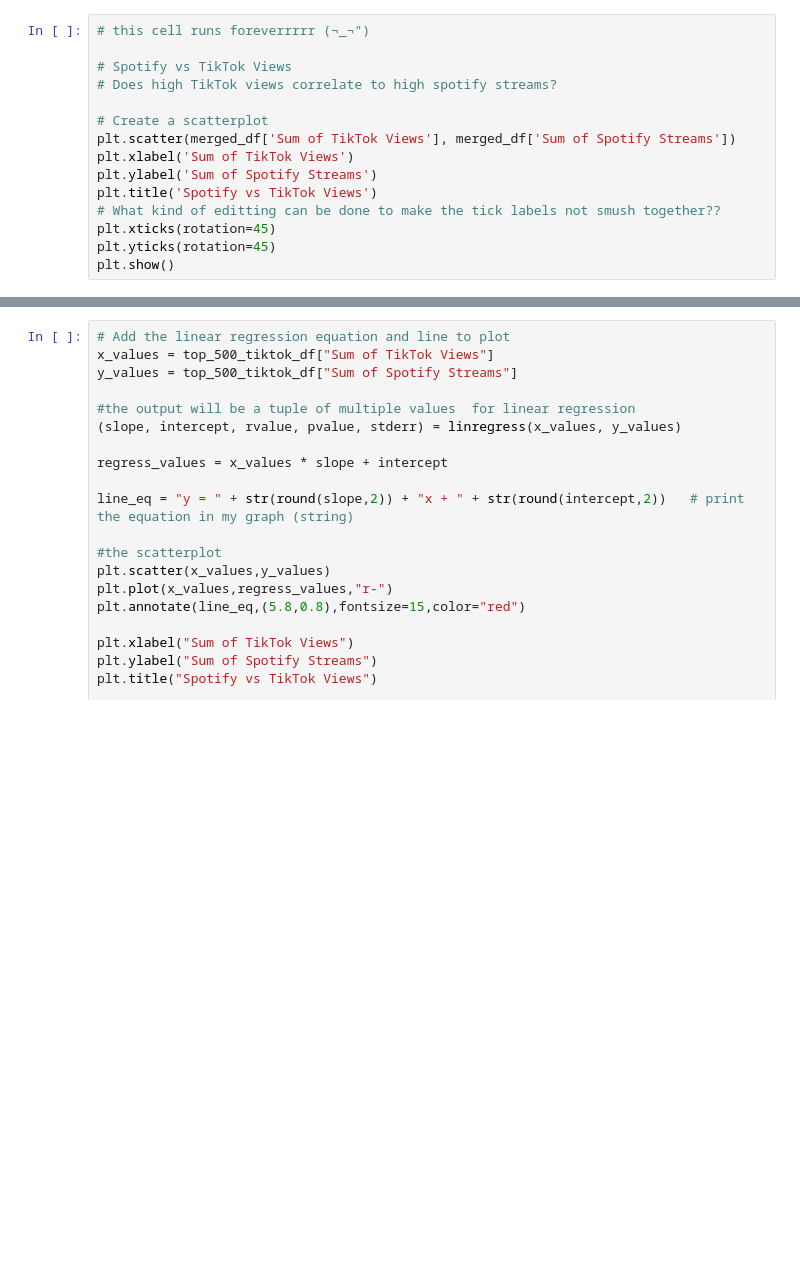
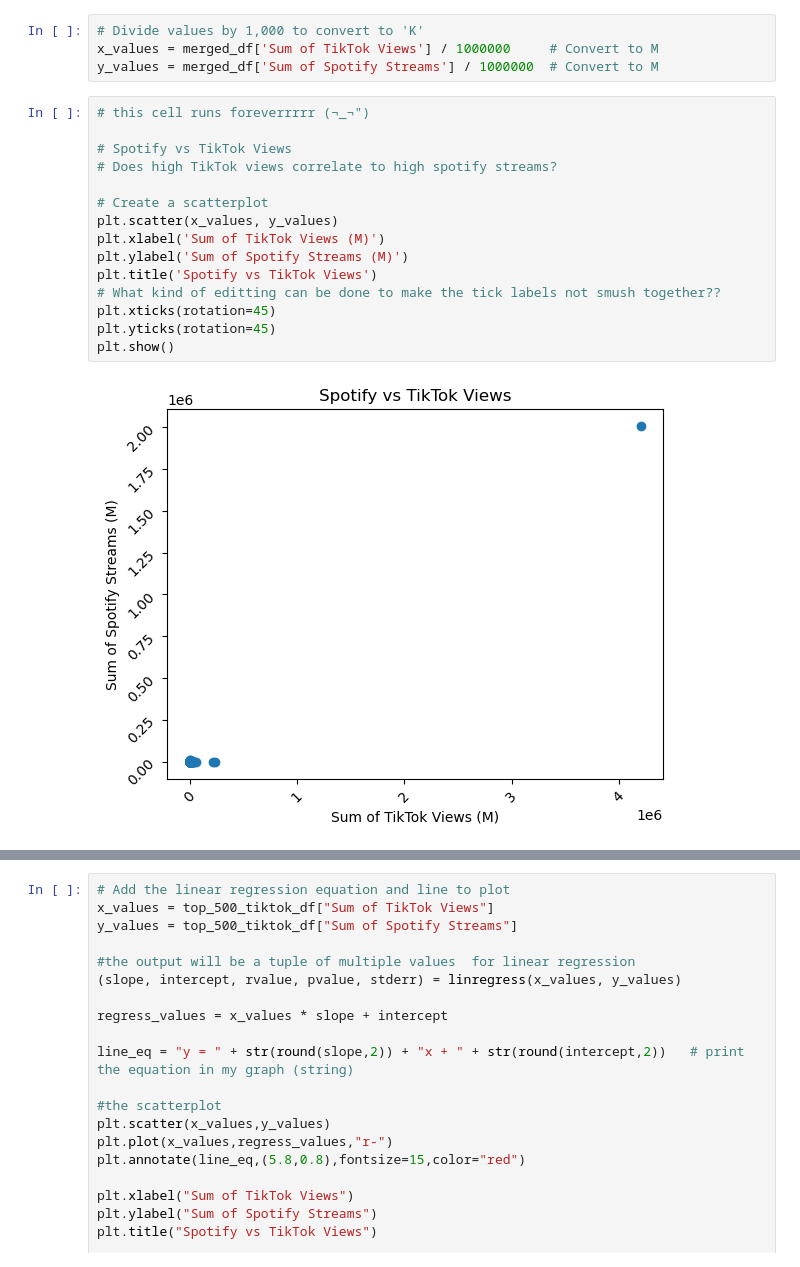
Before and after one commit to qstibbins/project-1, a Jupyter notebook: data.ipynb, the cells around one changed output, grey strips where cells are left out. Cells and saved outputs as stored; diff of their text form; blank space fills up the shorter version.

```diff
--- a/data.ipynb
+++ b/data.ipynb
@@ -70,18 +84,24 @@ formatted_df
+# %%
+# Divide values by 1,000 to convert to 'K'
+x_values = merged_df['Sum of TikTok Views'] / 1000000     # Convert to M
+y_values = merged_df['Sum of Spotify Streams'] / 1000000  # Convert to M
 # %%
 # this cell runs foreverrrrr (¬_¬")
 
 # Spotify vs TikTok Views
 # Does high TikTok views correlate to high spotify streams?
 
 # Create a scatterplot
-plt.scatter(merged_df['Sum of TikTok Views'], merged_df['Sum of Spotify Streams'])
-plt.xlabel('Sum of TikTok Views')
-plt.ylabel('Sum of Spotify Streams')
+plt.scatter(x_values, y_values)
+plt.xlabel('Sum of TikTok Views (M)')
+plt.ylabel('Sum of Spotify Streams (M)')
 plt.title('Spotify vs TikTok Views')
 # What kind of editting can be done to make the tick labels not smush together??
 plt.xticks(rotation=45)
 plt.yticks(rotation=45)
 plt.show()
+# %% [output]
+[figure, added]
 # %%
 # Does the top 500 most viewed TikTok songs have high spotify streaming?
 
```
Also changed, not shown: parts of 8 cells of this notebook, 1 other file.
